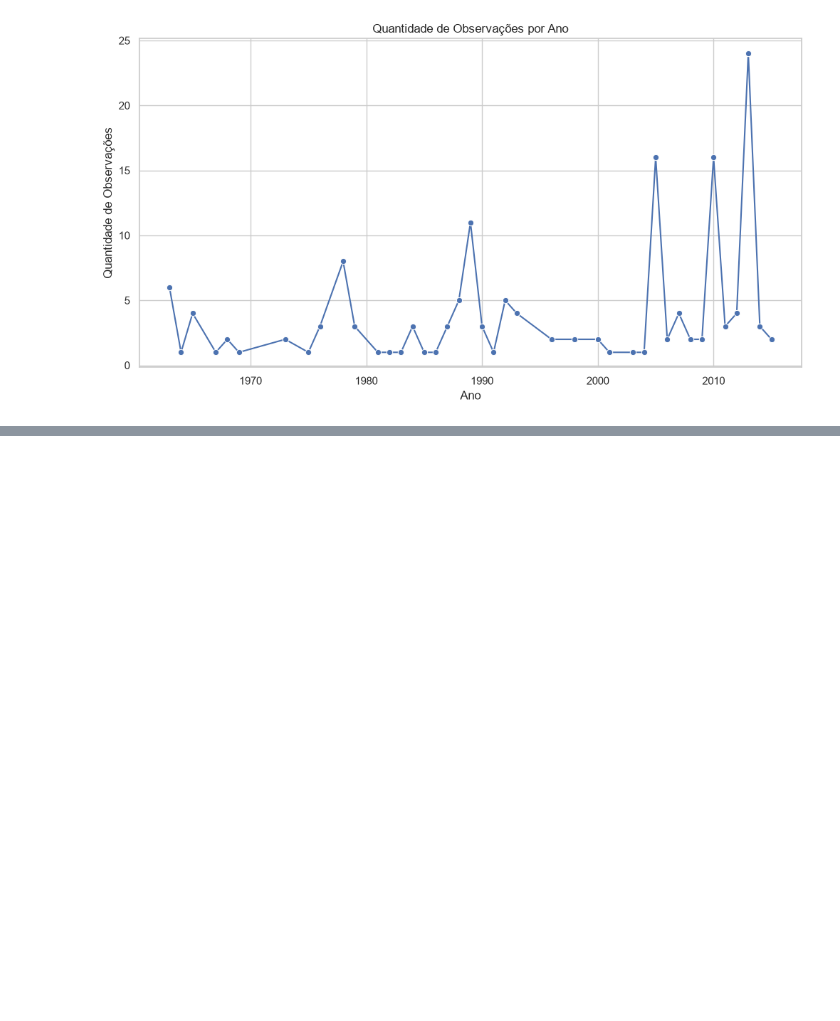
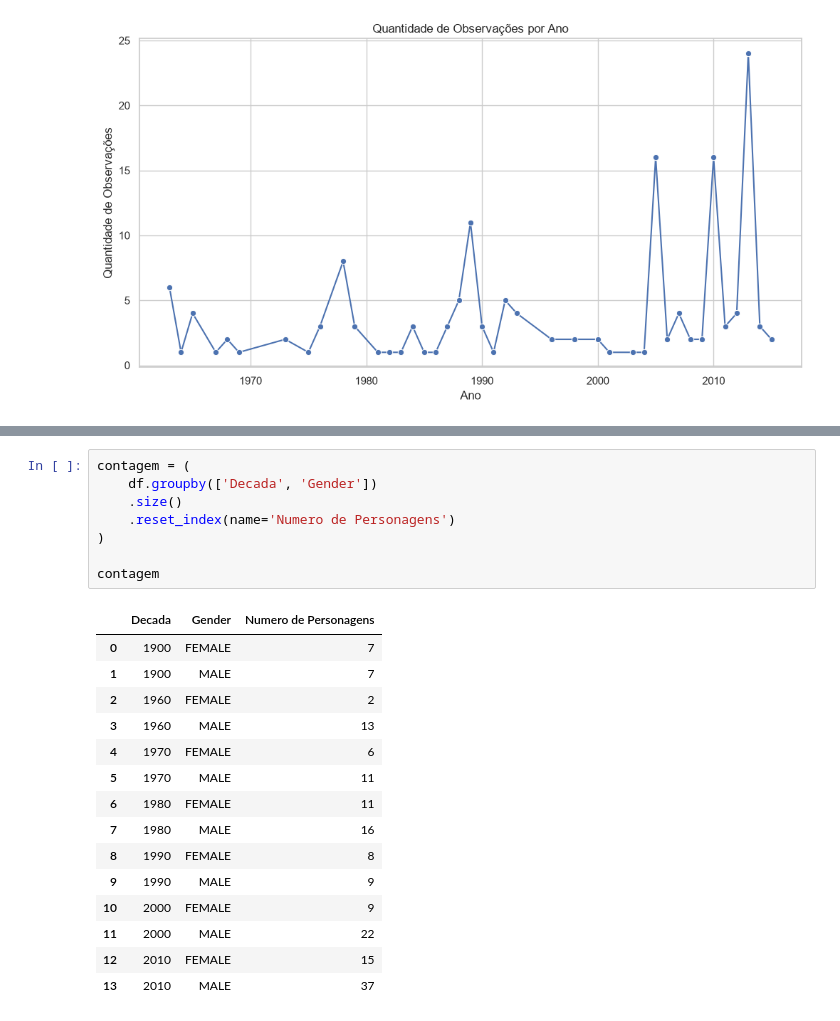
Before and after one commit to hccruz/Projeto_Avengres, a Jupyter notebook: src/main.ipynb, the cells around one changed output, grey strips where cells are left out. Drawn from its saved outputs; the diff is of its cells as text; blank space fills up the shorter version.

```diff
--- a/src/main.ipynb
+++ b/src/main.ipynb
@@ -289,0 +302,24 @@ plt.show()
+# %%
+contagem = (
+    df.groupby(['Decada', 'Gender'])
+    .size()
+    .reset_index(name='Numero de Personagens')
+)
+
+contagem
+# %% [output]
+|  | Decada | Gender | Numero de Personagens |
+| 0 | 1900 | FEMALE | 7 |
+| 1 | 1900 | MALE | 7 |
+| 2 | 1960 | FEMALE | 2 |
+| 3 | 1960 | MALE | 13 |
+| 4 | 1970 | FEMALE | 6 |
+| 5 | 1970 | MALE | 11 |
+| 6 | 1980 | FEMALE | 11 |
+| 7 | 1980 | MALE | 16 |
+| 8 | 1990 | FEMALE | 8 |
+| 9 | 1990 | MALE | 9 |
+| 10 | 2000 | FEMALE | 9 |
+| 11 | 2000 | MALE | 22 |
+| 12 | 2010 | FEMALE | 15 |
+| 13 | 2010 | MALE | 37 |
```
Also changed, not shown: parts of 4 cells of this notebook.
